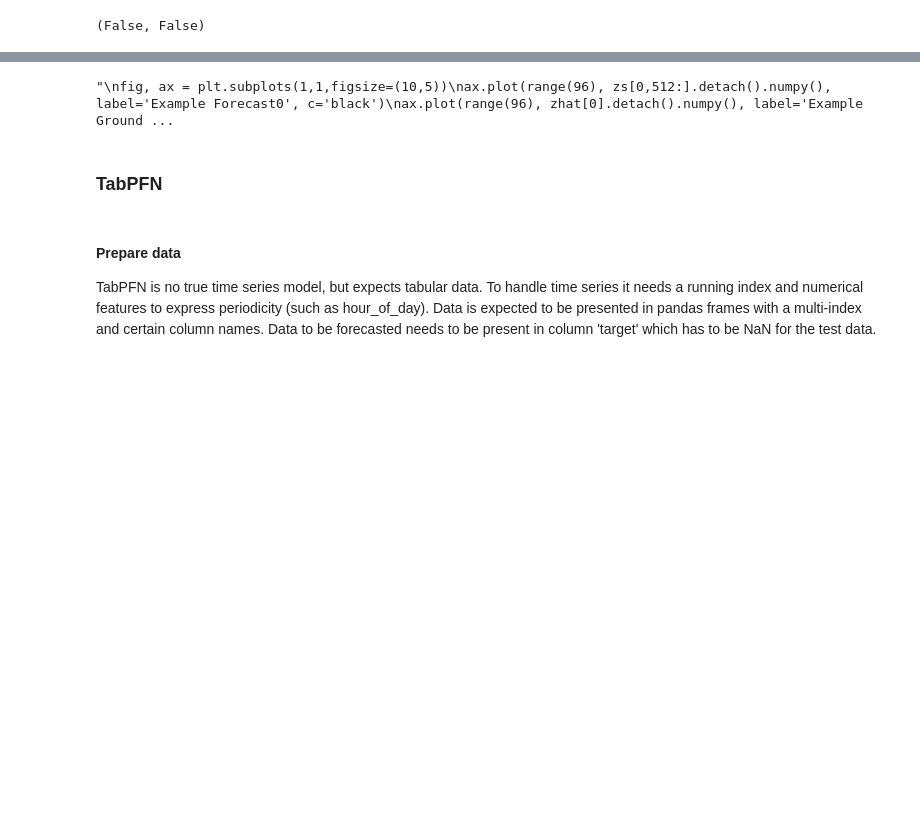
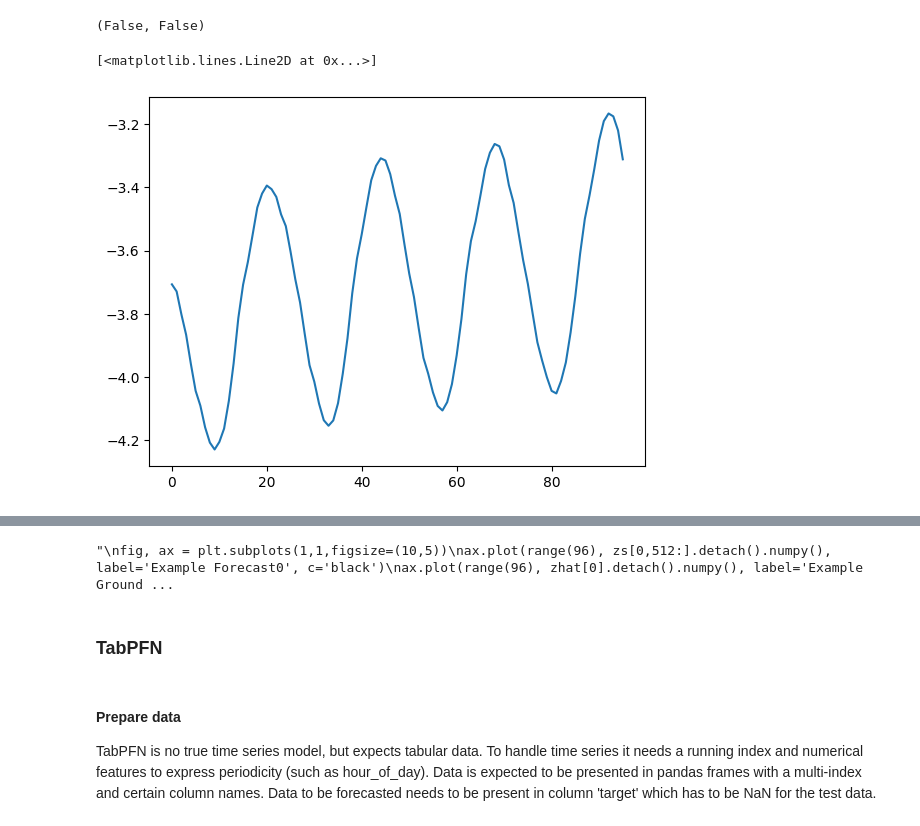
Before and after one commit to sedgewickmm18/notebooks-attic, a Jupyter notebook: TabPFN forecasting.ipynb, the cells around one changed output, grey strips where cells are left out. Saved outputs shown, nothing was run; the diff lists cells and outputs as text; code cells hidden in the pictures; blank space fills up the shorter version.

```diff
--- a/TabPFN forecasting.ipynb
+++ b/TabPFN forecasting.ipynb
@@ -98,6 +111,12 @@ model.decoder.resolution_prefix_tuning, model.backbone.encoder.resolution_prefix
 #zs = zs.diff()
 #zhat = model(zs[:,:512,None], freq_token=freq)['prediction_outputs']
 zhat = model(zs[:,:512,None])['prediction_outputs']
+# %%
+zhat.shape, zs.shape
+plt.plot(zhat[104,:].detach().numpy())
+# %% [output]
+[<matplotlib.lines.Line2D at 0x...>]
+[figure, added]
 # %%
 from cbm_gen.utils.benchmarks.evaluation import trend_loss, tildeq_loss
 loss_trend = trend_loss(zhat.squeeze(), zs[:,512:])
```
Also changed, not shown: parts of 36 cells of this notebook.
